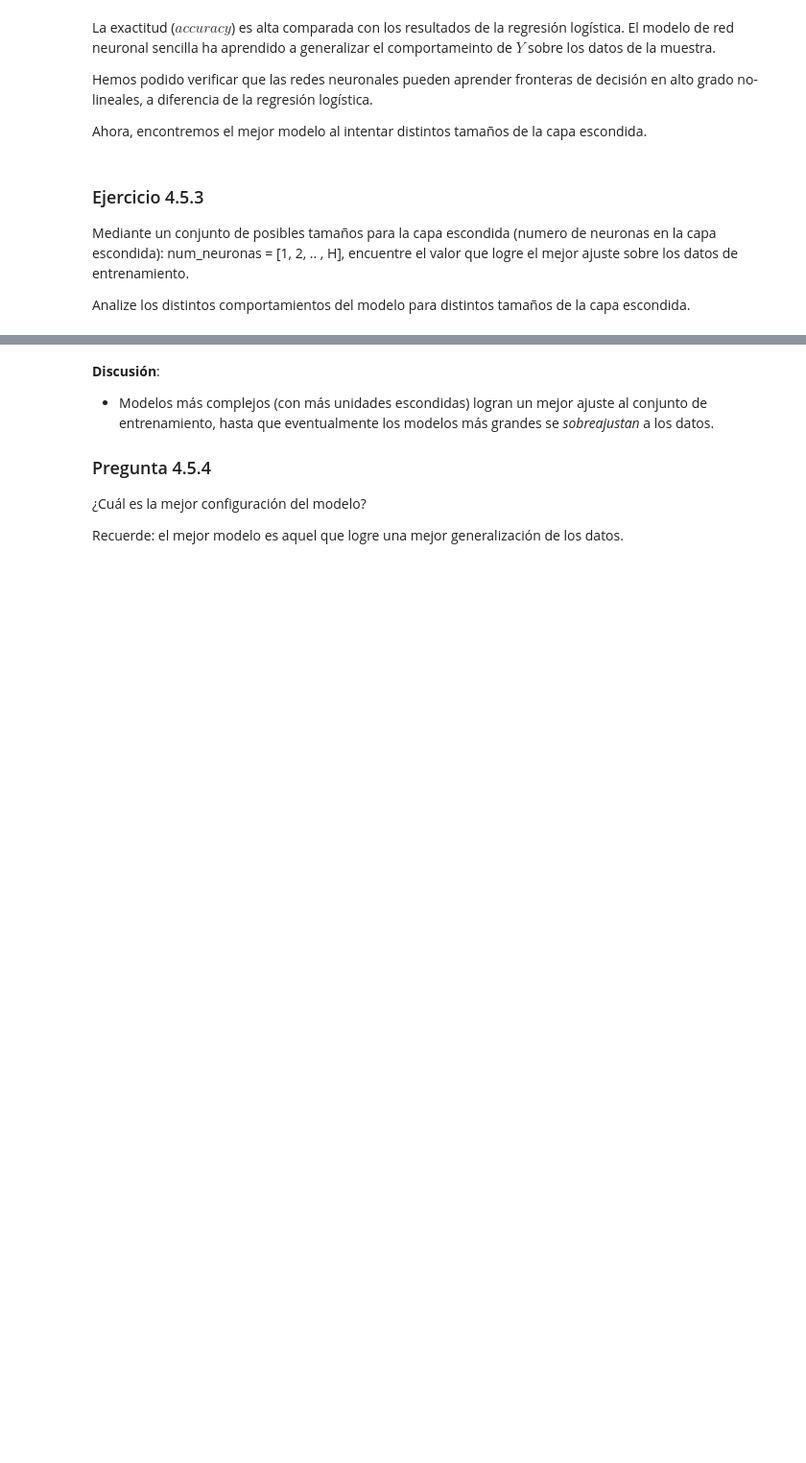
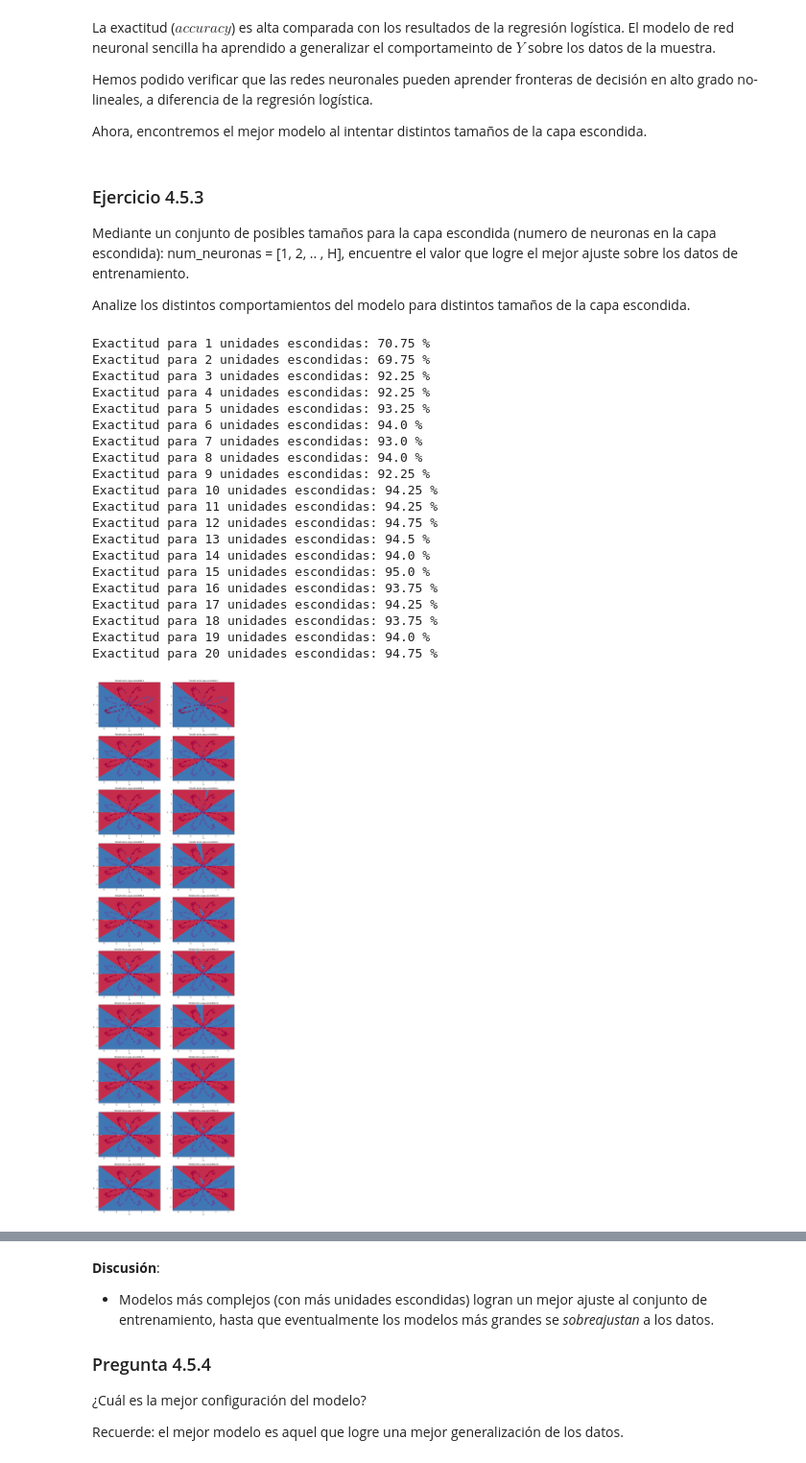
Before and after one commit to NecesitoUnNick/Modelos-2, a Jupyter notebook: 03/Semana3_RedNeuronalSencilla_Actividad.ipynb, the cells around one changed output, grey strips where cells are left out. Shown at 96% size. Drawn from its saved outputs; the diff is of its cells as text; code cells hidden in the pictures; blank space fills up the shorter version.

```diff
--- a/03/Semana3_RedNeuronalSencilla_Actividad.ipynb
+++ b/03/Semana3_RedNeuronalSencilla_Actividad.ipynb
@@ -524,7 +523,7 @@ def retro(param, memo, X, Y):
     db2 = np.sum(dZ2)
     dZ1 = np.matmul(np.transpose(W2),dZ2)*(1-np.power(A1, 2))
     dW1 = np.matmul(dZ1, np.transpose(X))
-    db1 = np.sum(dZ1)
+    db1 = [[np.sum(dZ1[[i]])] for i in range(0,dZ1.shape[0])]
 
     grads = {"dW1": dW1,
              "db1": db1,
@@ -606,10 +605,10 @@ def rev_param(param, grads, tasa):
     db2 = grads["db2"]
 
     # Regla de actualización para cada parametro
-    W1 =
-    b1 =
-    W2 =
-    b2 =
+    W1 = W1-np.dot(dW1,tasa)
+    b1 = b1-np.dot(db1,tasa)
+    W2 = W2-np.dot(dW2,tasa)
+    b2 = b2-np.dot(db2,tasa)
 
     param = {"W1": W1, "b1": b1, "W2": W2, "b2": b2}
 
@@ -672,12 +682,12 @@ def modelo_red(X, Y, n_h, num_iter, tasa, print_c, semilla):
     param: parametros aprendidos para el modelo final. Se utilizan para la predicción
     """
 
-    n_x =
-    n_y =
+    n_x = X.shape[0]
+    n_y = Y.shape[0]
 
     # Inicializa los parámetros y carga W1, b1, W2, b2.
     # Inputs: "n_x, n_h, n_y, semilla". Outputs = "W1, b1, W2, b2, parametros".
-    param =
+    param = param_I(n_x, n_h, n_y, semilla)
     W1 = param["W1"]
     b1 = param["b1"]
     W2 = param["W2"]
@@ -688,19 +698,19 @@ def modelo_red(X, Y, n_h, num_iter, tasa, print_c, semilla):
 
         # Propagación hacia delante.
         # Inputs: "X, param". Outputs: "A2, memo".
-        A2, memo =
+        A2, memo = propagacion(X, param)
 
         # Función de coste.
         # Inputs: "A2, Y, param". Outputs: "coste".
-        coste =
+        coste = perdida(A2,Y)
 
         # Retro-propagacion.
         # Inputs: "param, memo, X, Y". Outputs: "grads".
-        grads =
+        grads = retro(param, memo, X, Y)
 
         # Actualizacion de parametros por GD.
         # Inputs: "param, grads, tasa". Outputs: "param".
-        param =
+        param = rev_param(param, grads, tasa)
 
 
         # Muestre el coste cada 1000 iteraciones
@@ -785,8 +816,9 @@ def pred(param, X):
     """
 
     # Compute las probabilidades usando propagacion hacia delante, y clasifica a 0/1 usando 0.5 como umbral.
-    A2, memo =
-    prediccion =
+    A2, memo = propagacion(X, param)
+    prediccion = np.array([[np.int(i>0.5) for i in list(A2[0])]])
+    #prediccion = np.round(A2,0)
 
     return prediccion
 # %%
@@ -873,15 +924,37 @@ Mediante un conjunto de posibles tamaños para la capa escondida (numero de neur
 
 Analize los distintos comportamientos del modelo para distintos tamaños de la capa escondida.
 # %%
-plt.figure(figsize=(16, 32))
+plt.figure(figsize=(16, 64))
 
-num_neuronas = [...]   #
+num_neuronas = np.arange(1,21,1)   #
 
 for i, n_h in enumerate(num_neuronas):
-    plt.subplot(5, 2, i+1)
+    plt.subplot(10, 2, i+1)
     plt.title('Tamaño de la capa escondida %d' % n_h)
-    param = modelo_red(X, Y, n_h, num_iter = 10000, tasa=1, print_c=True, semilla=13)
+    param = modelo_red(X, Y, n_h, num_iter = 10000, tasa=1, print_c=False, semilla=13)
     plot_frontera_decision(lambda x: pred(param, x.T), X, Y2)
     prediccion = pred(param, X)
     Exactitud = float((np.dot(Y,prediccion.T) + np.dot(1-Y,1-prediccion.T))/float(Y.size)*100)
     print ("Exactitud para {} unidades escondidas: {} %".format(n_h, Exactitud))
+# %% [output]
+Exactitud para 1 unidades escondidas: 70.75 %
+Exactitud para 2 unidades escondidas: 69.75 %
+Exactitud para 3 unidades escondidas: 92.25 %
+Exactitud para 4 unidades escondidas: 92.25 %
+Exactitud para 5 unidades escondidas: 93.25 %
+Exactitud para 6 unidades escondidas: 94.0 %
+Exactitud para 7 unidades escondidas: 93.0 %
+Exactitud para 8 unidades escondidas: 94.0 %
+Exactitud para 9 unidades escondidas: 92.25 %
+Exactitud para 10 unidades escondidas: 94.25 %
+Exactitud para 11 unidades escondidas: 94.25 %
+Exactitud para 12 unidades escondidas: 94.75 %
+Exactitud para 13 unidades escondidas: 94.5 %
+Exactitud para 14 unidades escondidas: 94.0 %
+Exactitud para 15 unidades escondidas: 95.0 %
+Exactitud para 16 unidades escondidas: 93.75 %
+Exactitud para 17 unidades escondidas: 94.25 %
+Exactitud para 18 unidades escondidas: 93.75 %
+Exactitud para 19 unidades escondidas: 94.0 %
+Exactitud para 20 unidades escondidas: 94.75 %
+[figure, added]
```
Also changed, not shown: parts of 14 cells of this notebook.
